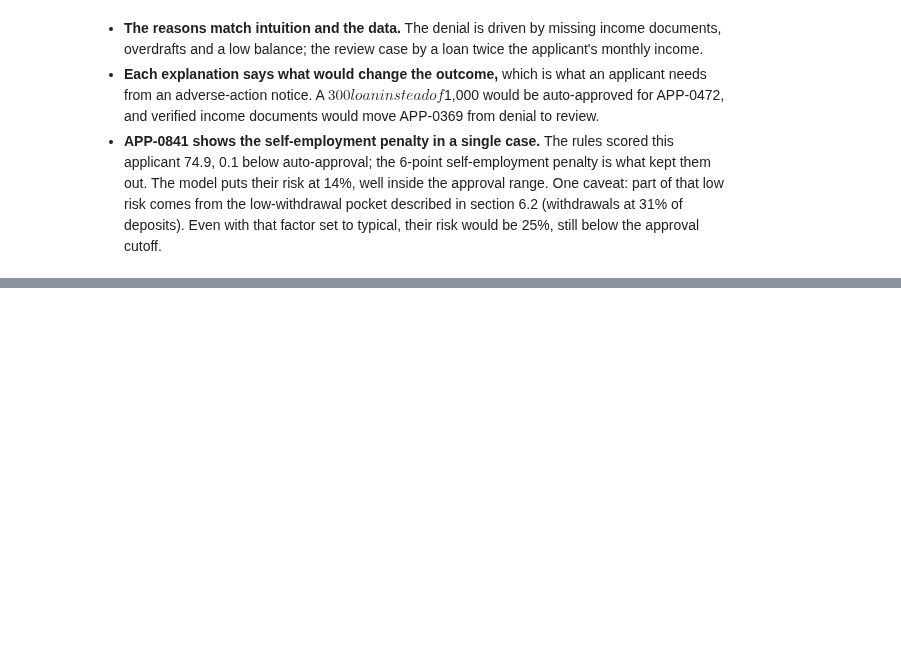
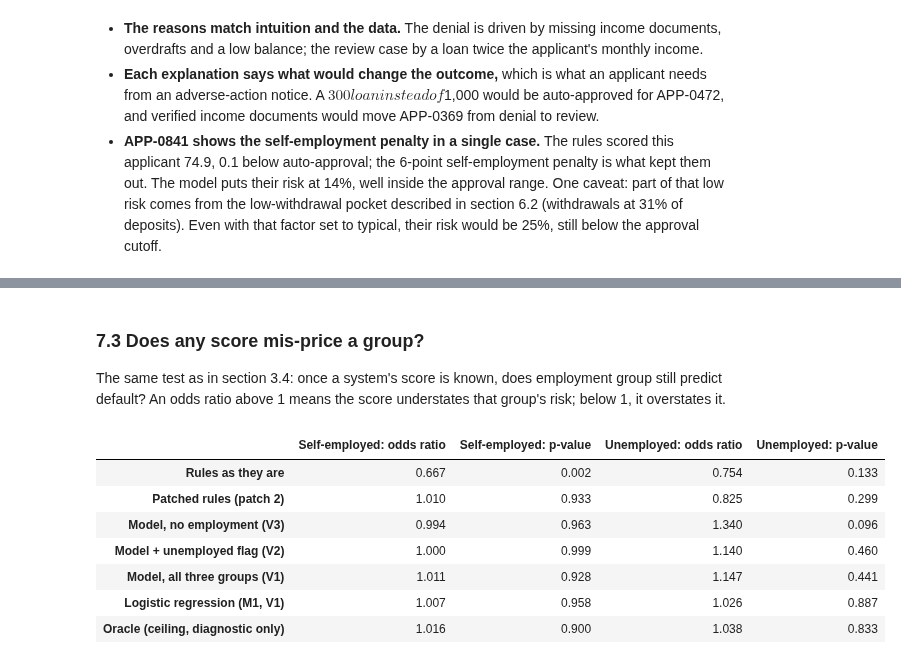
Before and after one commit to smparc/loan-default-model-matthew-park, a Jupyter notebook: analysis.ipynb, the cells around one changed output, grey strips where cells are left out. Cells and saved outputs as stored; diff of their text form; code cells hidden in the pictures; blank space fills up the shorter version.

```diff
--- a/analysis.ipynb
+++ b/analysis.ipynb
@@ -1687,0 +1817,33 @@ plt.show()
+# %% [markdown]
+### 7.3 Does any score mis-price a group?
+
+The same test as in section 3.4: once a system's score is known, does employment group still
+predict default? An odds ratio above 1 means the score understates that group's risk; below 1, it
+overstates it.
+# %%
+conditional = {}
+for name, (_, p) in fair_systems.items():
+    if name == "Rules as they are":
+        score = resolved["rule_based_score"].to_numpy() / 10
+    elif name == "Patched rules (patch 2)":
+        score = -patched_risk / 10
+    else:
+        score = np.log(p / (1 - p))
+    result = score_conditional_odds(y, score, employment, order=EMPLOYMENT_GROUPS)
+    conditional[name] = {f"{GROUP_LABELS[g]}: {column}": result.loc[g, column]
+                         for g in result.index for column in ["odds ratio", "p-value"]}
+conditional = pd.DataFrame.from_dict(conditional, orient="index")
+display(conditional.round(3))
+save_table(conditional, "fairness_score_conditional")
+understated = pd.DataFrame({name: 100 * (group_tables[name]["default rate"] - group_tables[name]["mean predicted risk"])
+                            for name, (_, p) in fair_systems.items() if p is not None}).T
+display(understated.rename(columns=GROUP_LABELS).round(1).add_suffix(": risk understated by (pts)"))
+# %% [output]
+|  | Self-employed: odds ratio | Self-employed: p-value | Unemployed: odds ratio | Unemployed: p-value |
+| Rules as they are | 0.667 | 0.002 | 0.754 | 0.133 |
+| Patched rules (patch 2) | 1.010 | 0.933 | 0.825 | 0.299 |
+| Model, no employment (V3) | 0.994 | 0.963 | 1.340 | 0.096 |
+| Model + unemployed flag (V2) | 1.000 | 0.999 | 1.140 | 0.460 |
+| Model, all three groups (V1) | 1.011 | 0.928 | 1.147 | 0.441 |
+| Logistic regression (M1, V1) | 1.007 | 0.958 | 1.026 | 0.887 |
+| Oracle (ceiling, diagnostic only) | 1.016 | 0.900 | 1.038 | 0.833 |
```
Also changed, not shown: parts of 30 cells of this notebook, 12 other files.
